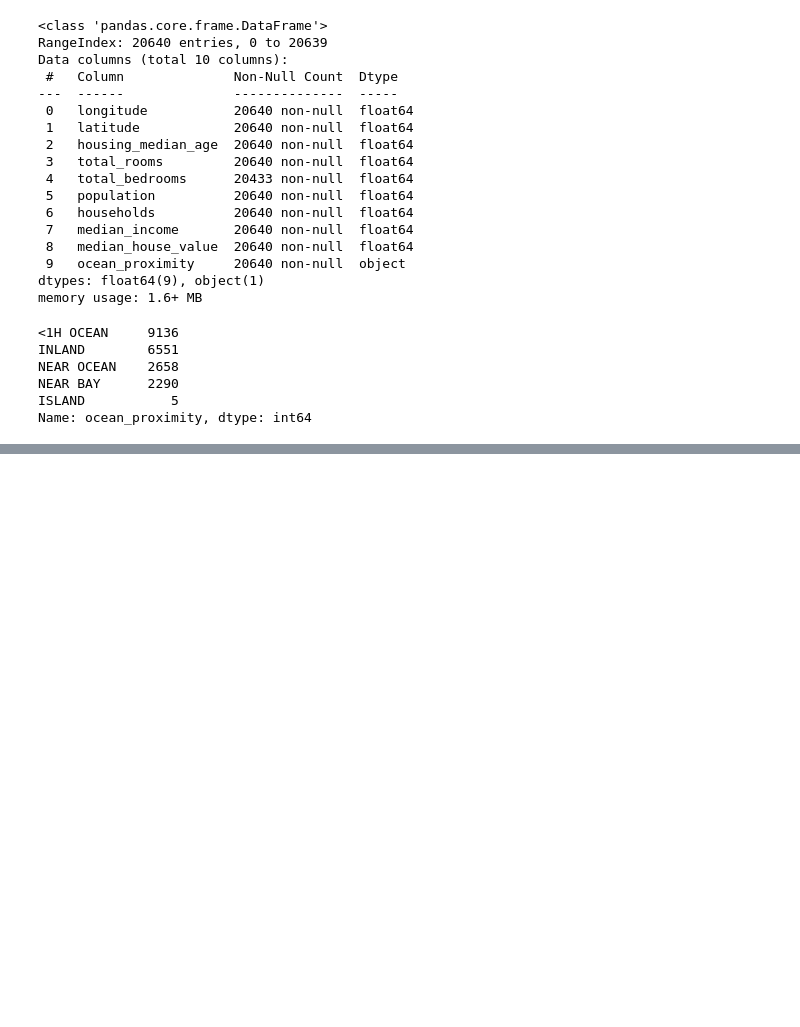
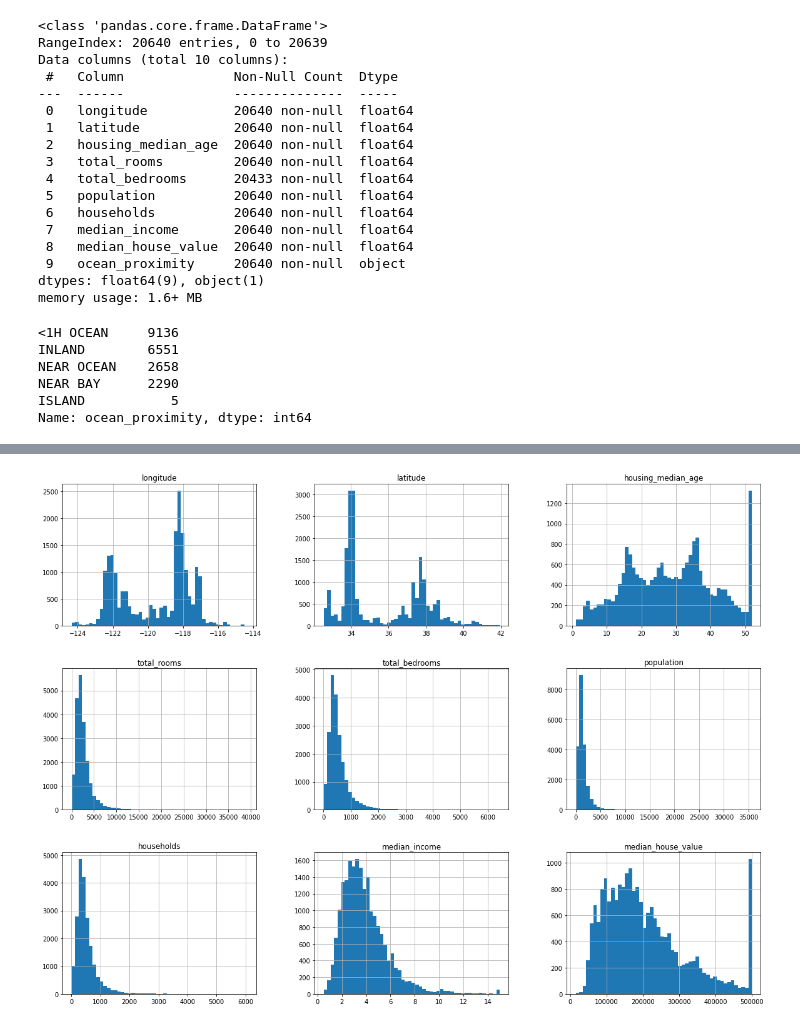
Before and after one commit to Senbonsakurakageyoshi1/Senbonsakurakageyoshi1, a Jupyter notebook: housing_data_prices.ipynb, the cells around one changed output, grey strips where cells are left out. Drawn from its saved outputs; the diff is of its cells as text; code cells hidden in the pictures; blank space fills up the shorter version.

```diff
--- a/housing_data_prices.ipynb
+++ b/housing_data_prices.ipynb
@@ -78,3 +76,9 @@ housing.describe()
 | 50% | -118.490000 | 34.260000 | 29.000000 | 2127.000000 | 435.000000 | 1166.000000 | 409.000000 | ... |
 | 75% | -118.010000 | 37.710000 | 37.000000 | 3148.000000 | 647.000000 | 1725.000000 | 605.000000 | ... |
 | max | -114.310000 | 41.950000 | 52.000000 | 39320.000000 | 6445.000000 | 35682.000000 | 6082.000000 | ... |
+# %%
+import matplotlib.pyplot as plt
+housing.hist(bins=50, figsize=(20,15))
+plt.show()
+# %% [output]
+[figure, added]
```
Also changed, not shown: parts of 2 cells of this notebook.
